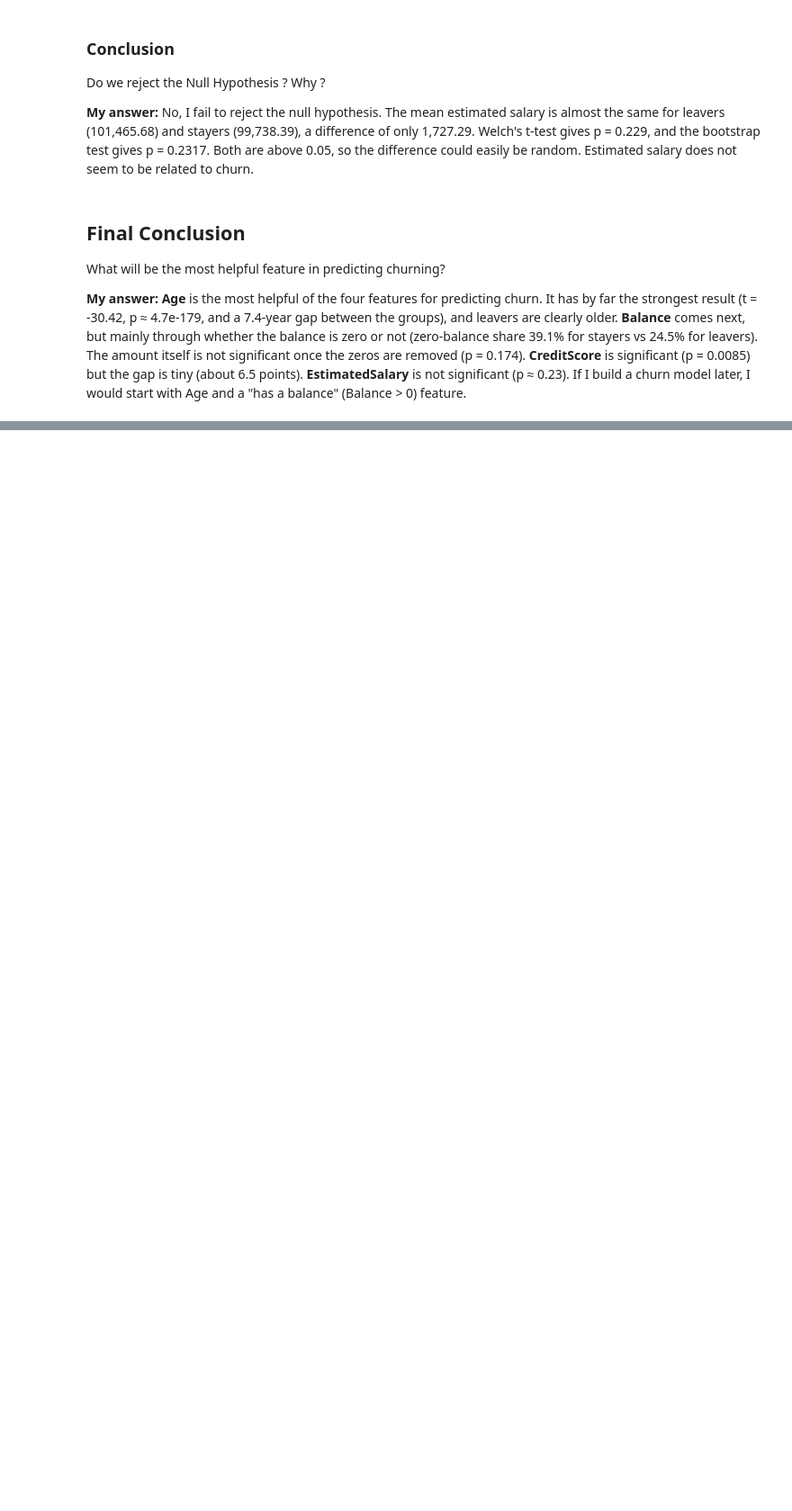
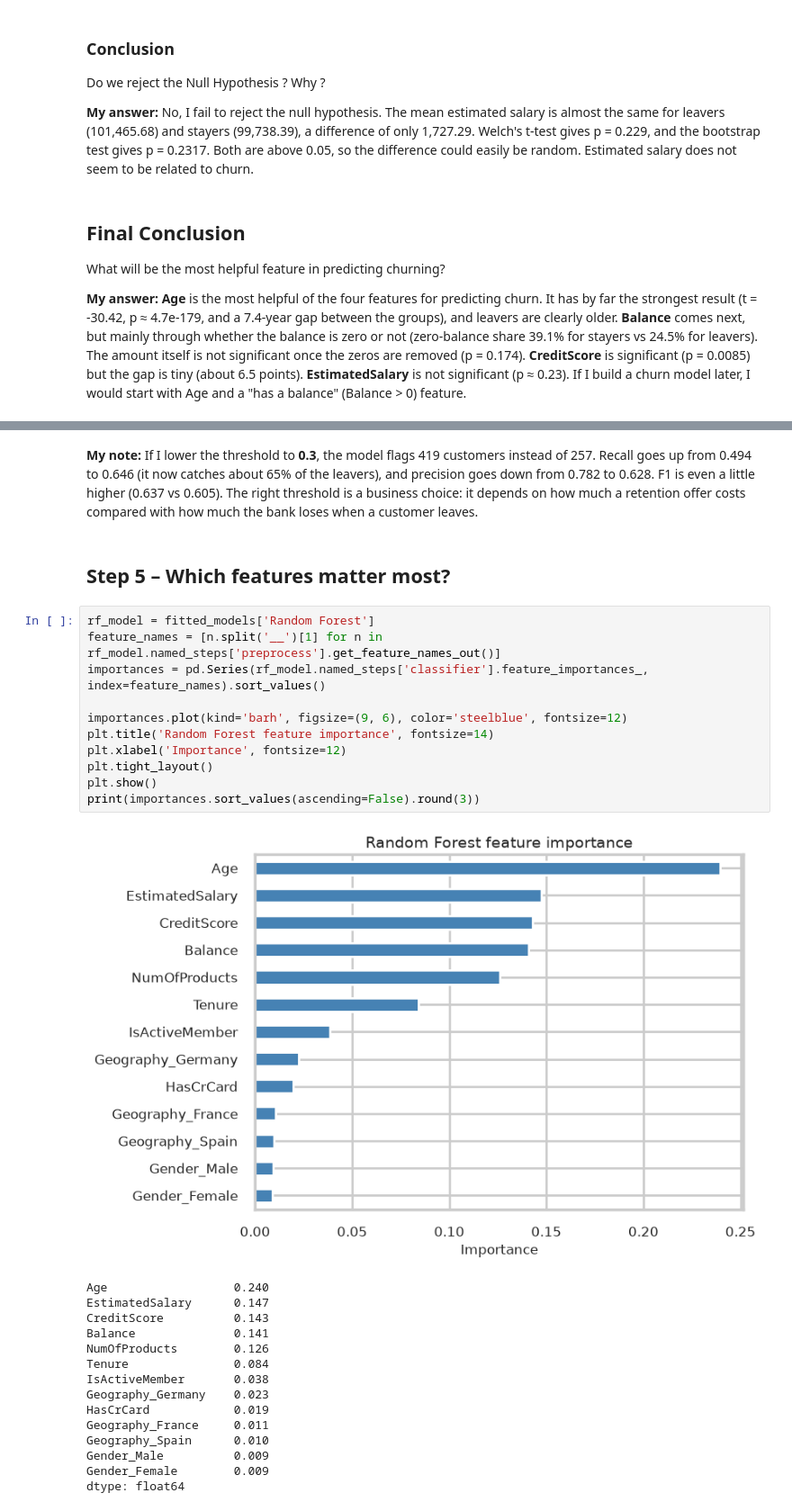
Before and after one commit to simonlivson/DI_Bootcamp, a Jupyter notebook: Week4/Day3/DailyChallenge/churn_inferential_statistics.ipynb, the cells around one changed output, grey strips where cells are left out. Shown at 90% size. Cells and saved outputs as stored; diff of their text form; blank space fills up the shorter version.

```diff
--- a/Week4/Day3/DailyChallenge/churn_inferential_statistics.ipynb
+++ b/Week4/Day3/DailyChallenge/churn_inferential_statistics.ipynb
@@ -365,0 +600,31 @@ What will be the most helpful feature in predicting churning?
+# %% [markdown]
+**My note:** If I lower the threshold to **0.3**, the model flags 419 customers instead of 257. Recall goes up from 0.494 to 0.646 (it now catches about 65% of the leavers), and precision goes down from 0.782 to 0.628. F1 is even a little higher (0.637 vs 0.605). The right threshold is a business choice: it depends on how much a retention offer costs compared with how much the bank loses when a customer leaves.
+# %% [markdown]
+## Step 5 – Which features matter most?
+# %%
+rf_model = fitted_models['Random Forest']
+feature_names = [n.split('__')[1] for n in rf_model.named_steps['preprocess'].get_feature_names_out()]
+importances = pd.Series(rf_model.named_steps['classifier'].feature_importances_, index=feature_names).sort_values()
+
+importances.plot(kind='barh', figsize=(9, 6), color='steelblue', fontsize=12)
+plt.title('Random Forest feature importance', fontsize=14)
+plt.xlabel('Importance', fontsize=12)
+plt.tight_layout()
+plt.show()
+print(importances.sort_values(ascending=False).round(3))
+# %% [output]
+[figure, added]
+Age                  0.240
+EstimatedSalary      0.147
+CreditScore          0.143
+Balance              0.141
+NumOfProducts        0.126
+Tenure               0.084
+IsActiveMember       0.038
+Geography_Germany    0.023
+HasCrCard            0.019
+Geography_France     0.011
+Geography_Spain      0.010
+Gender_Male          0.009
+Gender_Female        0.009
+dtype: float64
```
Also changed, not shown: parts of 23 cells of this notebook.
